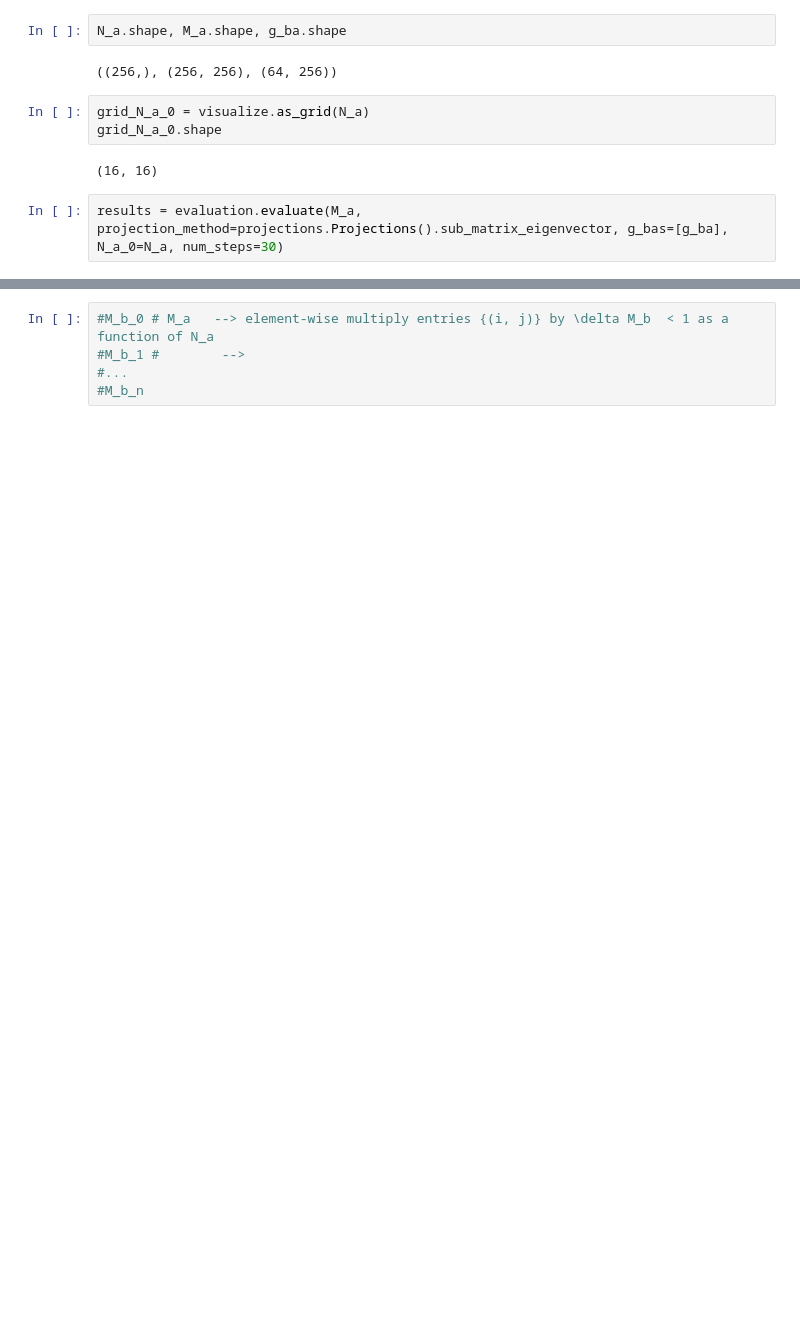
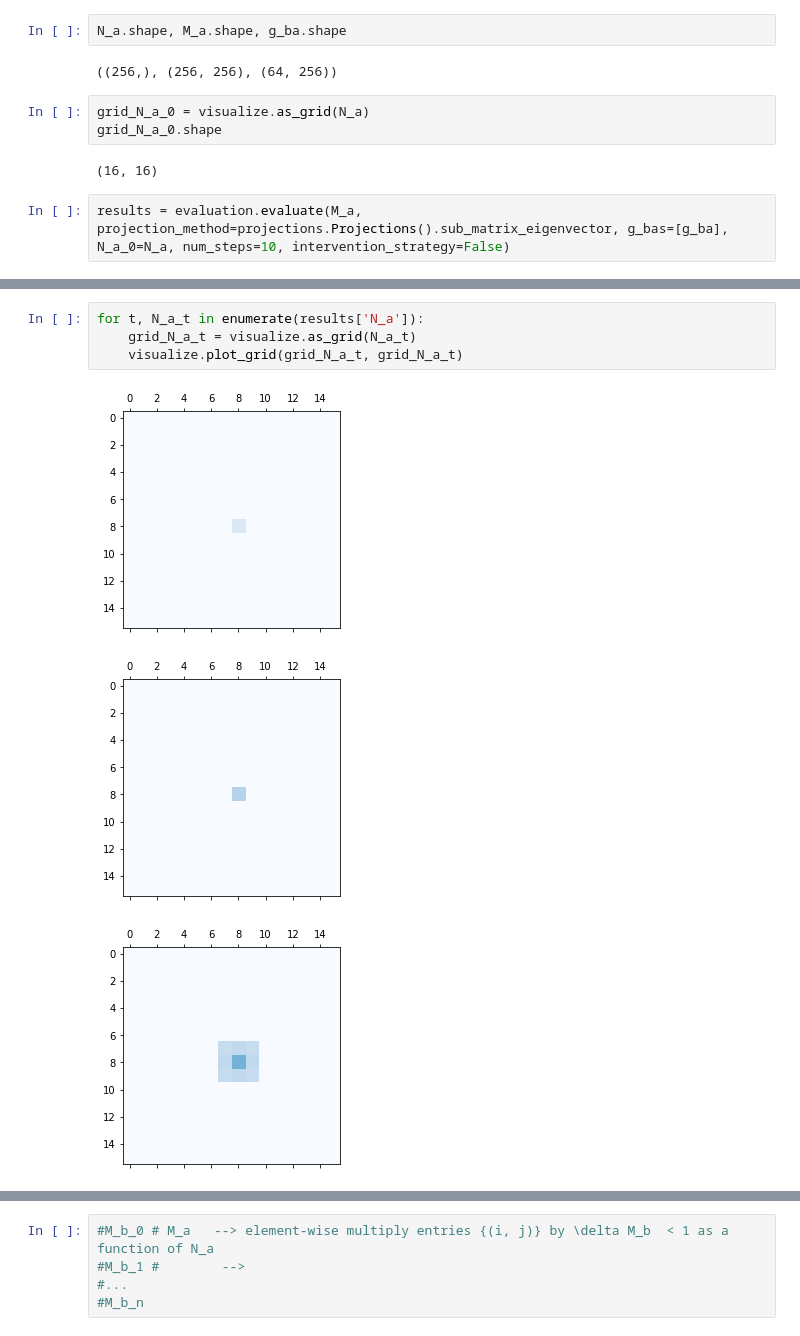
Before and after one commit to blakeelias/multi_scale_pandemic, a Jupyter notebook: Visualizations.ipynb, the cells around one changed output, grey strips where cells are left out. Cells and saved outputs as stored; diff of their text form; blank space fills up the shorter version.

```diff
--- a/Visualizations.ipynb
+++ b/Visualizations.ipynb
@@ -39,4 +39,4 @@ grid_N_a_0.shape
 # %% [output]
 (16, 16)
 # %%
-results = evaluation.evaluate(M_a, projection_method=projections.Projections().sub_matrix_eigenvector, g_bas=[g_ba], N_a_0=N_a, num_steps=30)
+results = evaluation.evaluate(M_a, projection_method=projections.Projections().sub_matrix_eigenvector, g_bas=[g_ba], N_a_0=N_a, num_steps=10, intervention_strategy=False)
@@ -80,0 +43,8 @@ plt.show()
+# %%
+for t, N_a_t in enumerate(results['N_a']):
+    grid_N_a_t = visualize.as_grid(N_a_t)
+    visualize.plot_grid(grid_N_a_t, grid_N_a_t)
+# %% [output]
+[figure, added]
+[figure, added]
+[figure, added]
```
Also changed, not shown: parts of 8 cells of this notebook, 4 other files.
